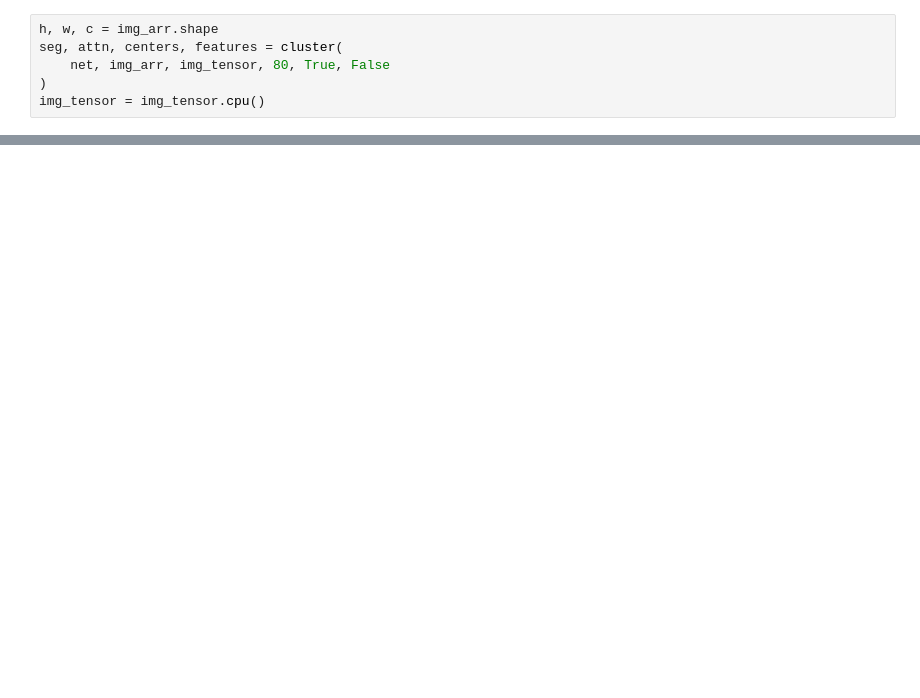
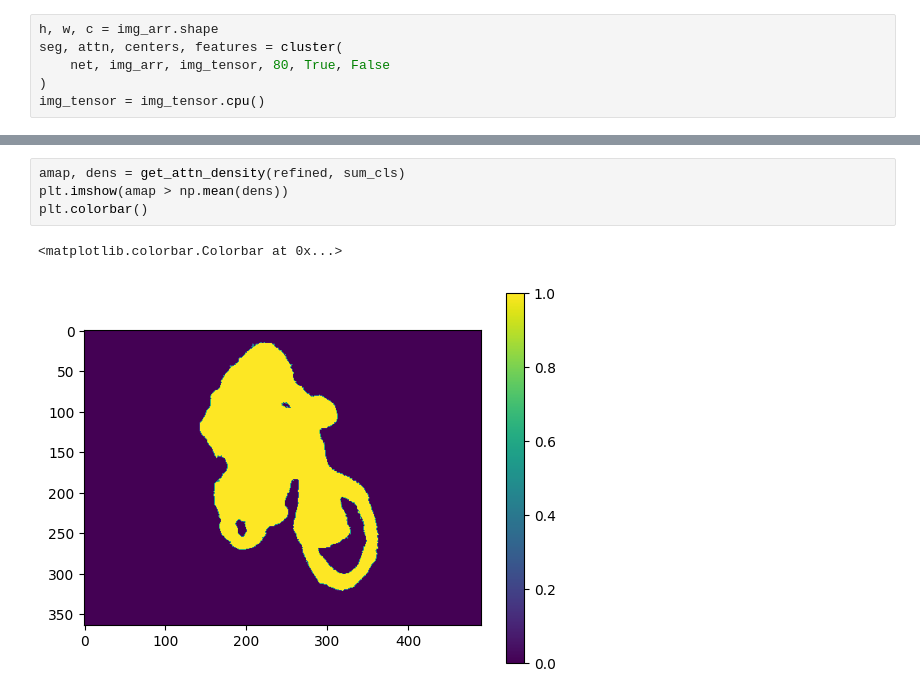
Before and after one commit to tldr-group/HR-Dv2, a Jupyter notebook: notebooks/crf.ipynb, the cells around one changed output, grey strips where cells are left out. Drawn from its saved outputs; the diff is of its cells as text; blank space fills up the shorter version.

```diff
--- a/notebooks/crf.ipynb
+++ b/notebooks/crf.ipynb
@@ -150,0 +182,7 @@ plt.tight_layout()
+# %%
+amap, dens = get_attn_density(refined, sum_cls)
+plt.imshow(amap > np.mean(dens))
+plt.colorbar()
+# %% [output]
+<matplotlib.colorbar.Colorbar at 0x...>
+[figure, added]
```
Also changed, not shown: parts of 10 cells of this notebook, 3 other files.
